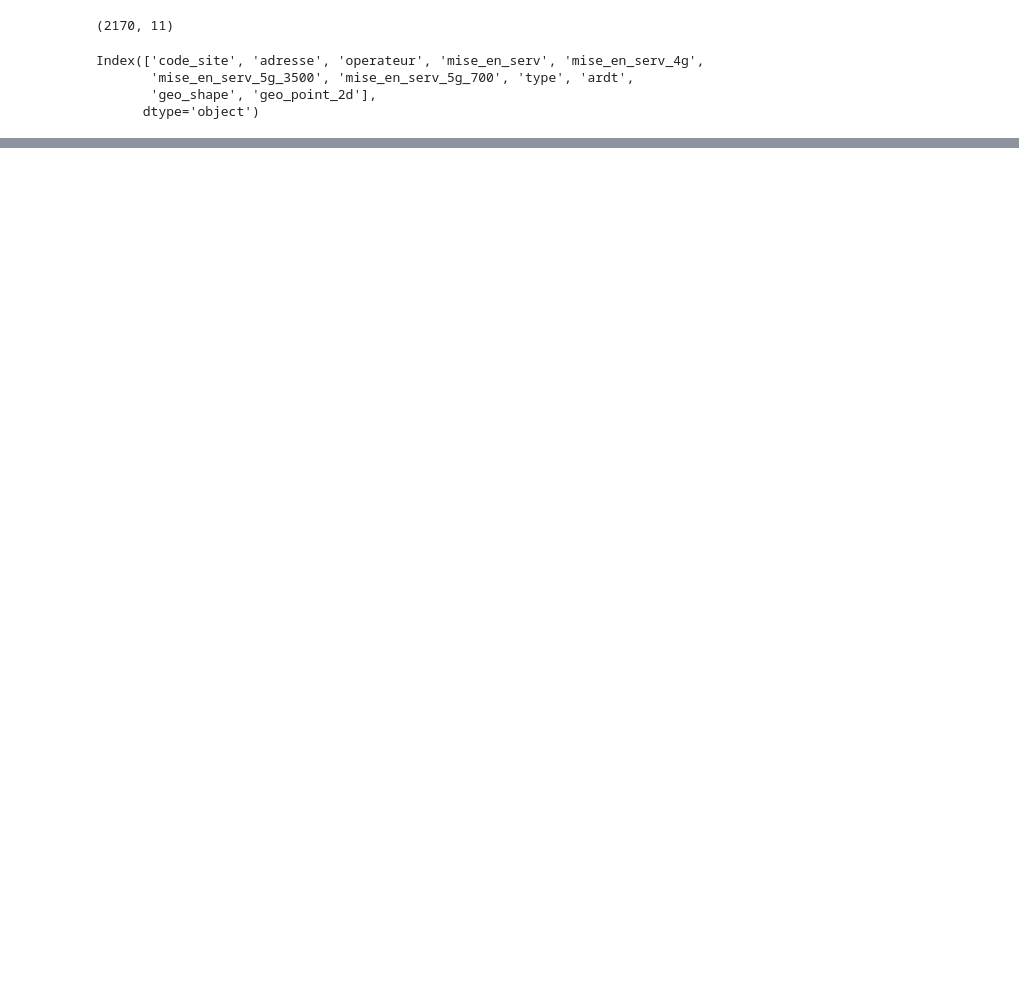
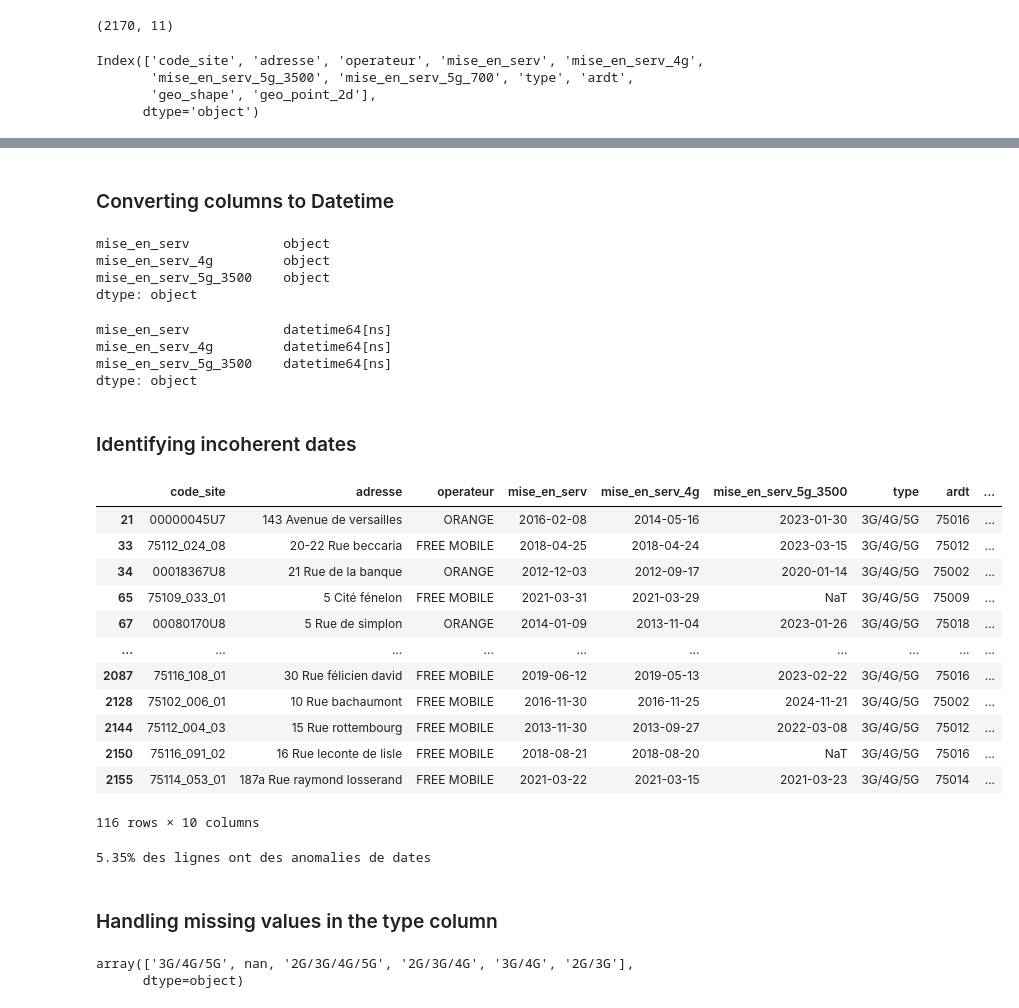
Before and after one commit to yasmineelhakem/data_antennes_relais, a Jupyter notebook: data_cleaning.ipynb, the cells around one changed output, grey strips where cells are left out. Saved outputs shown, nothing was run; the diff lists cells and outputs as text; code cells hidden in the pictures; blank space fills up the shorter version.

```diff
--- a/data_cleaning.ipynb
+++ b/data_cleaning.ipynb
@@ -29,0 +32,3 @@ dtype: int64
+# %%
+df['operateur'] = df['operateur'].str.upper()
+df["operateur"].unique()
@@ -29,0 +66,15 @@ dtype: int64
+# %% [markdown]
+### Converting columns to Datetime
+# %%
+date_cols = [
+    "mise_en_serv",
+    "mise_en_serv_4g",
+    "mise_en_serv_5g_3500",
+]
+
+df[date_cols].dtypes
+# %% [output]
+mise_en_serv            object
+mise_en_serv_4g         object
+mise_en_serv_5g_3500    object
+dtype: object
@@ -29,0 +84,44 @@ dtype: int64
+# %%
+df[date_cols].dtypes
+# %% [output]
+mise_en_serv            datetime64[ns]
+mise_en_serv_4g         datetime64[ns]
+mise_en_serv_5g_3500    datetime64[ns]
+dtype: object
+# %% [markdown]
+### Identifying incoherent dates
+# %%
+df[
+    (df["mise_en_serv_5g_3500"] < df["mise_en_serv_4g"]) |
+    (df["mise_en_serv_4g"] < df["mise_en_serv"])
+    ]
+# %% [output]
+|  | code_site | adresse | operateur | mise_en_serv | mise_en_serv_4g | mise_en_serv_5g_3500 | type | ardt | ... |
+| 21 | 00000045U7 | 143 Avenue de versailles | ORANGE | 2016-02-08 | 2014-05-16 | 2023-01-30 | 3G/4G/5G | 75016 | ... |
+| 33 | 75112_024_08 | 20-22 Rue beccaria | FREE MOBILE | 2018-04-25 | 2018-04-24 | 2023-03-15 | 3G/4G/5G | 75012 | ... |
+| 34 | 00018367U8 | 21 Rue de la banque | ORANGE | 2012-12-03 | 2012-09-17 | 2020-01-14 | 3G/4G/5G | 75002 | ... |
+| 65 | 75109_033_01 | 5 Cité fénelon | FREE MOBILE | 2021-03-31 | 2021-03-29 | NaT | 3G/4G/5G | 75009 | ... |
+| 67 | 00080170U8 | 5 Rue de simplon | ORANGE | 2014-01-09 | 2013-11-04 | 2023-01-26 | 3G/4G/5G | 75018 | ... |
+| ... | ... | ... | ... | ... | ... | ... | ... | ... | ... |
+| 2087 | 75116_108_01 | 30 Rue félicien david | FREE MOBILE | 2019-06-12 | 2019-05-13 | 2023-02-22 | 3G/4G/5G | 75016 | ... |
+| 2128 | 75102_006_01 | 10 Rue bachaumont | FREE MOBILE | 2016-11-30 | 2016-11-25 | 2024-11-21 | 3G/4G/5G | 75002 | ... |
+| 2144 | 75112_004_03 | 15 Rue rottembourg | FREE MOBILE | 2013-11-30 | 2013-09-27 | 2022-03-08 | 3G/4G/5G | 75012 | ... |
+| 2150 | 75116_091_02 | 16 Rue leconte de lisle | FREE MOBILE | 2018-08-21 | 2018-08-20 | NaT | 3G/4G/5G | 75016 | ... |
+| 2155 | 75114_053_01 | 187a Rue raymond losserand | FREE MOBILE | 2021-03-22 | 2021-03-15 | 2021-03-23 | 3G/4G/5G | 75014 | ... |
+116 rows × 10 columns
+# %%
+anomalies = (
+        (df["mise_en_serv_5g_3500"] < df["mise_en_serv_4g"]) |
+        (df["mise_en_serv_4g"] < df["mise_en_serv"])
+)
+pourcentage_anomalies = anomalies.mean() * 100
+print(f"{pourcentage_anomalies:.2f}% des lignes ont des anomalies de dates")
+# %% [output]
+5.35% des lignes ont des anomalies de dates
+# %% [markdown]
+### Handling missing values in the type column
+# %%
+df["type"].unique()
+# %% [output]
+array(['3G/4G/5G', nan, '2G/3G/4G/5G', '2G/3G/4G', '3G/4G', '2G/3G'],
+      dtype=object)
```
Also changed, not shown: parts of 20 cells of this notebook, 2 other files.
